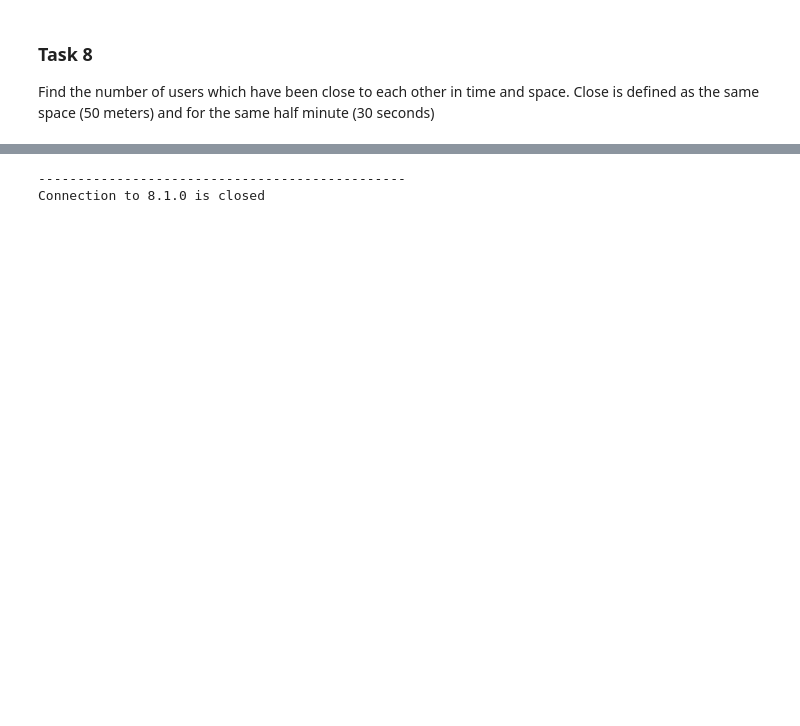
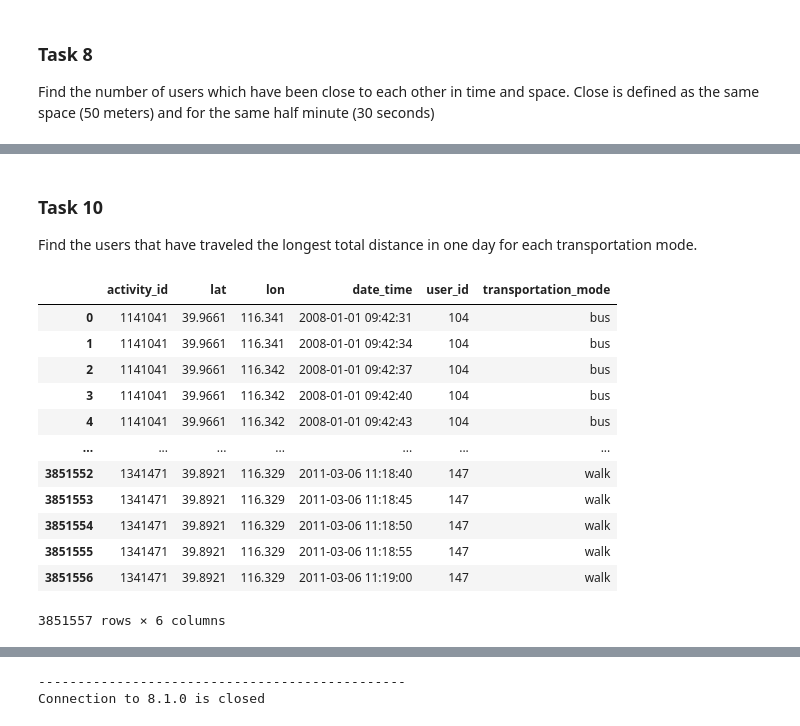
Before and after one commit to mathiasraa/tdt4225-mysql, a Jupyter notebook: notebooks/queries.ipynb, the cells around one changed output, grey strips where cells are left out. Saved outputs shown, nothing was run; the diff lists cells and outputs as text; code cells hidden in the pictures; blank space fills up the shorter version.

Commit message:
queries Co-authored-by: marcusfuglestad <marcusfuglestad@users.noreply.github.com>

```diff
--- a/notebooks/queries.ipynb
+++ b/notebooks/queries.ipynb
@@ -576,0 +350,37 @@ display(test[test.user2 == "114"])
+# %% [markdown]
+### Task 10
+Find the users that have traveled the longest total distance in one day for each
+transportation mode.
+# %%
+query = """
+    SELECT activity_id, lat, lon, date_time FROM TrackPointTable
+"""
+cursor.execute(query)
+track_points = cursor.fetchall()
+track_points_df = pd.DataFrame(
+    track_points, columns=["activity_id", "lat", "lon", "date_time"]
+)
+# %%
+query = """
+    SELECT id, user_id, transportation_mode FROM ActivityTable
+"""
+cursor.execute(query)
+user_activity = cursor.fetchall()
+user_activity_df = pd.DataFrame(user_activity, columns=["activity_id", "user_id", "transportation_mode"])
+# %%
+user_track_points_df = track_points_df.merge(user_activity_df, on="activity_id")
+user_track_points_df
+# %% [output]
+|  | activity_id | lat | lon | date_time | user_id | transportation_mode |
+| 0 | 1141041 | 39.9661 | 116.341 | 2008-01-01 09:42:31 | 104 | bus |
+| 1 | 1141041 | 39.9661 | 116.341 | 2008-01-01 09:42:34 | 104 | bus |
+| 2 | 1141041 | 39.9661 | 116.342 | 2008-01-01 09:42:37 | 104 | bus |
+| 3 | 1141041 | 39.9661 | 116.342 | 2008-01-01 09:42:40 | 104 | bus |
+| 4 | 1141041 | 39.9661 | 116.342 | 2008-01-01 09:42:43 | 104 | bus |
+| ... | ... | ... | ... | ... | ... | ... |
+| 3851552 | 1341471 | 39.8921 | 116.329 | 2011-03-06 11:18:40 | 147 | walk |
+| 3851553 | 1341471 | 39.8921 | 116.329 | 2011-03-06 11:18:45 | 147 | walk |
+| 3851554 | 1341471 | 39.8921 | 116.329 | 2011-03-06 11:18:50 | 147 | walk |
+| 3851555 | 1341471 | 39.8921 | 116.329 | 2011-03-06 11:18:55 | 147 | walk |
+| 3851556 | 1341471 | 39.8921 | 116.329 | 2011-03-06 11:19:00 | 147 | walk |
+3851557 rows × 6 columns
```
Also changed, not shown: parts of 49 cells of this notebook, 2 other files.
